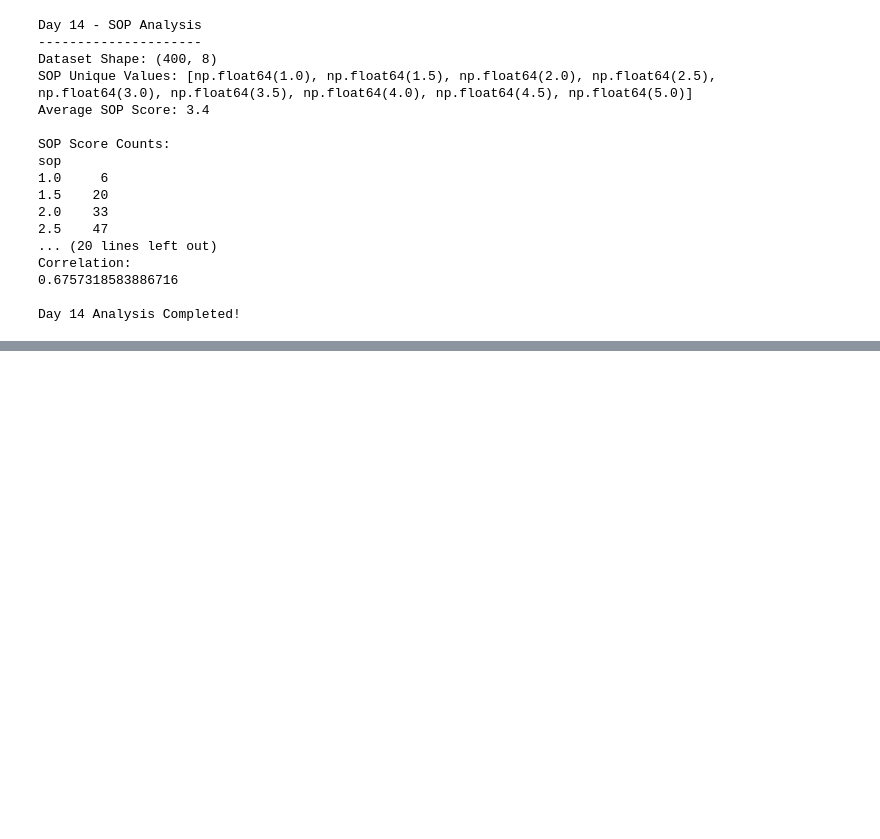
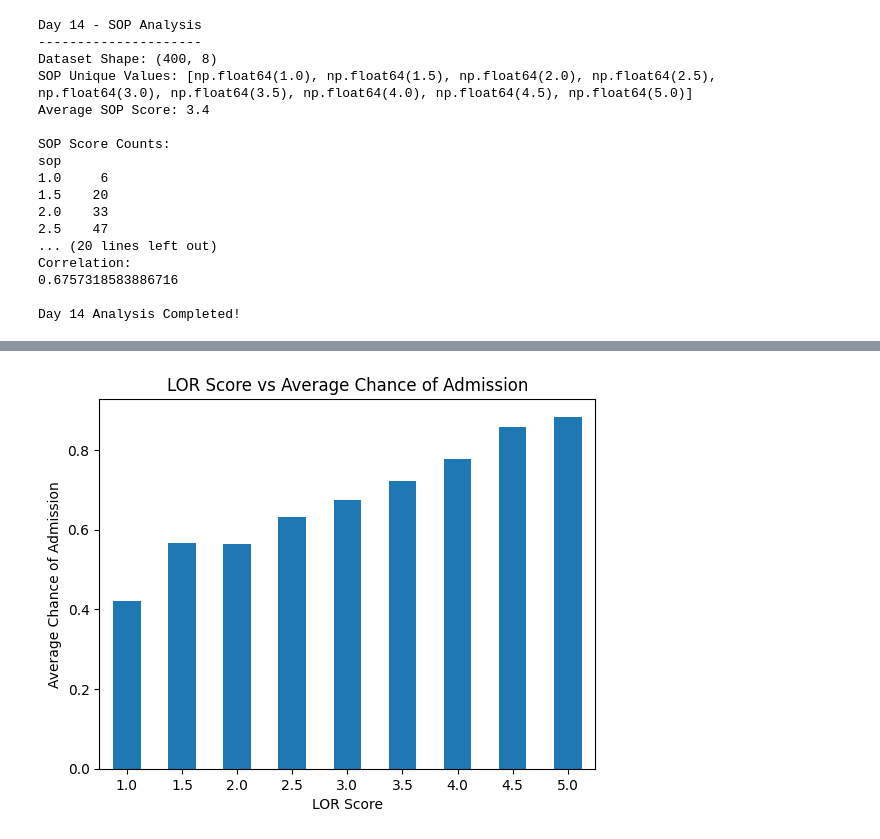
Before and after one commit to sumanamishra1120-ux/Chance-of-Admission-Higher-Studies, a Jupyter notebook: Chance_of_Admission_Higher_Studies.ipynb, the cells around one changed output, grey strips where cells are left out. Cells and saved outputs as stored; diff of their text form; code cells hidden in the pictures; blank space fills up the shorter version.

```diff
--- a/Chance_of_Admission_Higher_Studies.ipynb
+++ b/Chance_of_Admission_Higher_Studies.ipynb
@@ -1906,0 +2016,4 @@ Day 14 Analysis Completed!
+# %%
+lor_admission = df.groupby("lor")["chance_of_admit"].mean()
+
+print(lor_admission)
@@ -1906,0 +2032,10 @@ Day 14 Analysis Completed!
+# %%
+lor_admission.plot(kind="bar")
+
+plt.title("LOR Score vs Average Chance of Admission")
+plt.xlabel("LOR Score")
+plt.ylabel("Average Chance of Admission")
+plt.xticks(rotation=0)
+plt.show()
+# %% [output]
+[figure, added]
```
Also changed, not shown: parts of 17 cells of this notebook.
